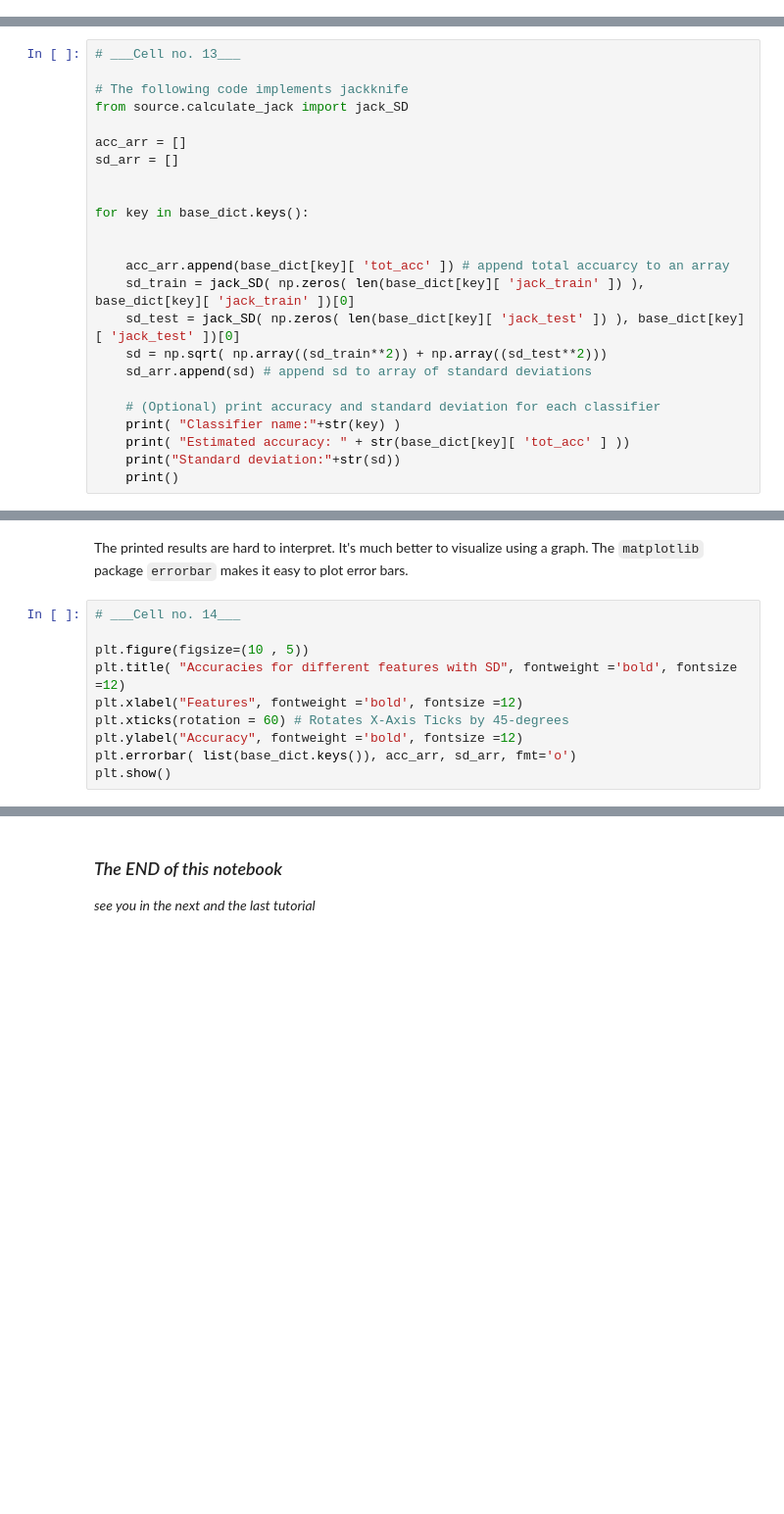
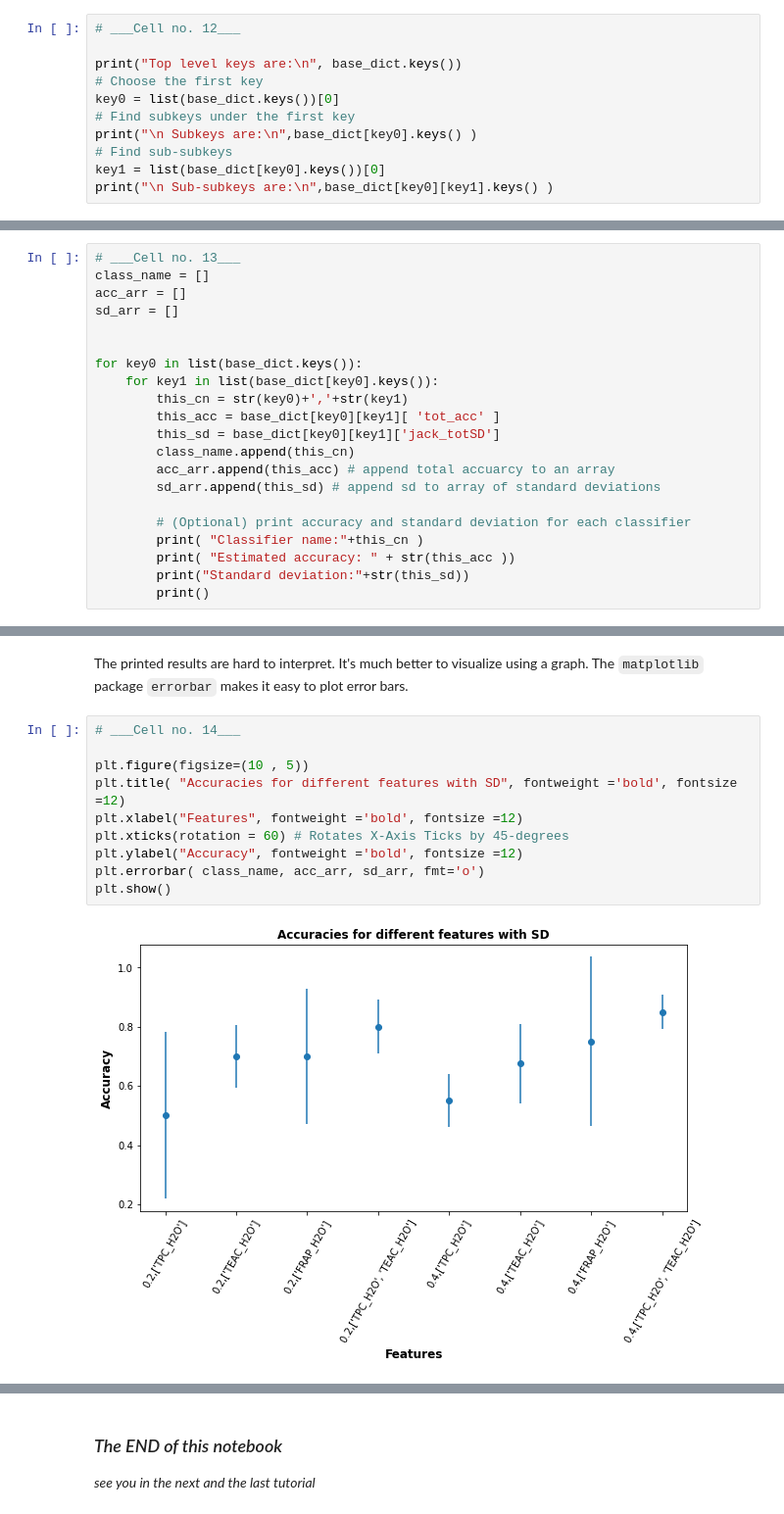
Before and after one commit to Hack4Dev/rooibosTea_classification, a Jupyter notebook: rooibos/tutorial3.ipynb, the cells around one changed output, grey strips where cells are left out. Shown at 98% size. Drawn from its saved outputs; the diff is of its cells as text; blank space fills up the shorter version.

```diff
--- a/rooibos/tutorial3.ipynb
+++ b/rooibos/tutorial3.ipynb
@@ -231,0 +374,11 @@ for s in splits:
+# %%
+# ___Cell no. 12___
+
+print("Top level keys are:\n", base_dict.keys())
+# Choose the first key
+key0 = list(base_dict.keys())[0]
+# Find subkeys under the first key
+print("\n Subkeys are:\n",base_dict[key0].keys() )
+# Find sub-subkeys
+key1 = list(base_dict[key0].keys())[0]
+print("\n Sub-subkeys are:\n",base_dict[key0][key1].keys() )
@@ -249,24 +404,21 @@ Now let's use these results to obtain the classifier standard deviations using j
 # %%
 # ___Cell no. 13___
-
-# The following code implements jackknife
-from source.calculate_jack import jack_SD
-
+class_name = []
 acc_arr = []
 sd_arr = []
 
 
-for key in base_dict.keys():
+for key0 in list(base_dict.keys()):
+    for key1 in list(base_dict[key0].keys()):
+        this_cn = str(key0)+','+str(key1)
+        this_acc = base_dict[key0][key1][ 'tot_acc' ]
+        this_sd = base_dict[key0][key1]['jack_totSD']
+        class_name.append(this_cn)
+        acc_arr.append(this_acc) # append total accuarcy to an array
+        sd_arr.append(this_sd) # append sd to array of standard deviations
 
-
-    acc_arr.append(base_dict[key][ 'tot_acc' ]) # append total accuarcy to an array
-    sd_train = jack_SD( np.zeros( len(base_dict[key][ 'jack_train' ]) ), base_dict[key][ 'jack_train' ])[0]
-    sd_test = jack_SD( np.zeros( len(base_dict[key][ 'jack_test' ]) ), base_dict[key][ 'jack_test' ])[0]
-    sd = np.sqrt( np.array((sd_train**2)) + np.array((sd_test**2)))
-    sd_arr.append(sd) # append sd to array of standard deviations
-
-    # (Optional) print accuracy and standard deviation for each classifier
-    print( "Classifier name:"+str(key) )
-    print( "Estimated accuracy: " + str(base_dict[key][ 'tot_acc' ] ))
-    print("Standard deviation:"+str(sd))
-    print()
+        # (Optional) print accuracy and standard deviation for each classifier
+        print( "Classifier name:"+this_cn )
+        print( "Estimated accuracy: " + str(this_acc ))
+        print("Standard deviation:"+str(this_sd))
+        print()
@@ -275,11 +445,13 @@ The printed results are hard to interpret. It's much better to visualize using a
 # %%
 # ___Cell no. 14___
 
 plt.figure(figsize=(10 , 5))
 plt.title( "Accuracies for different features with SD", fontweight ='bold', fontsize =12)
 plt.xlabel("Features", fontweight ='bold', fontsize =12)
 plt.xticks(rotation = 60) # Rotates X-Axis Ticks by 45-degrees
 plt.ylabel("Accuracy", fontweight ='bold', fontsize =12)
-plt.errorbar( list(base_dict.keys()), acc_arr, sd_arr, fmt='o')
+plt.errorbar( class_name, acc_arr, sd_arr, fmt='o')
 plt.show()
+# %% [output]
+[figure, added]
 # %% [markdown]
```
Also changed, not shown: parts of 40 cells of this notebook, 2 other files.
